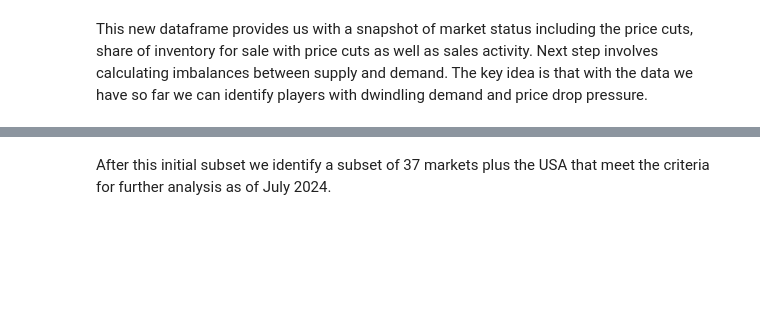
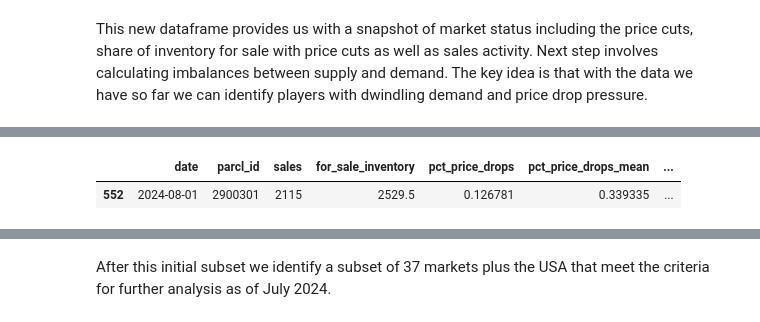
Before and after one commit to ParclLabs/parcllabs-cookbook, a Jupyter notebook: examples/experimental/supply_and_demand/markets_that_could_disrupt_v2.ipynb, the cells around one changed output, grey strips where cells are left out. Saved outputs shown, nothing was run; the diff lists cells and outputs as text; code cells hidden in the pictures; blank space fills up the shorter version.

```diff
--- a/examples/experimental/supply_and_demand/markets_that_could_disrupt_v2.ipynb
+++ b/examples/experimental/supply_and_demand/markets_that_could_disrupt_v2.ipynb
@@ -299,6 +353,9 @@ supply_demand_df_imbalances.head()
 # %%
 # check one metro
-supply_demand_df_imbalances.query('date == "2024-08-01"').head(1)
+supply_demand_df_imbalances.query(f'date == "{ANALYSIS_MONTHLY_SERIES}"').head(1)
+# %% [output]
+|  | date | parcl_id | sales | for_sale_inventory | pct_price_drops | pct_price_drops_mean | ... |
+| 552 | 2024-08-01 | 2900301 | 2115 | 2529.5 | 0.126781 | 0.339335 | ... |
 # %%
 # Clean up the 'markets' DataFrame by extracting the state and cleaning the market names
 markets = (
```
Also changed, not shown: parts of 58 cells of this notebook, 1 other file.
